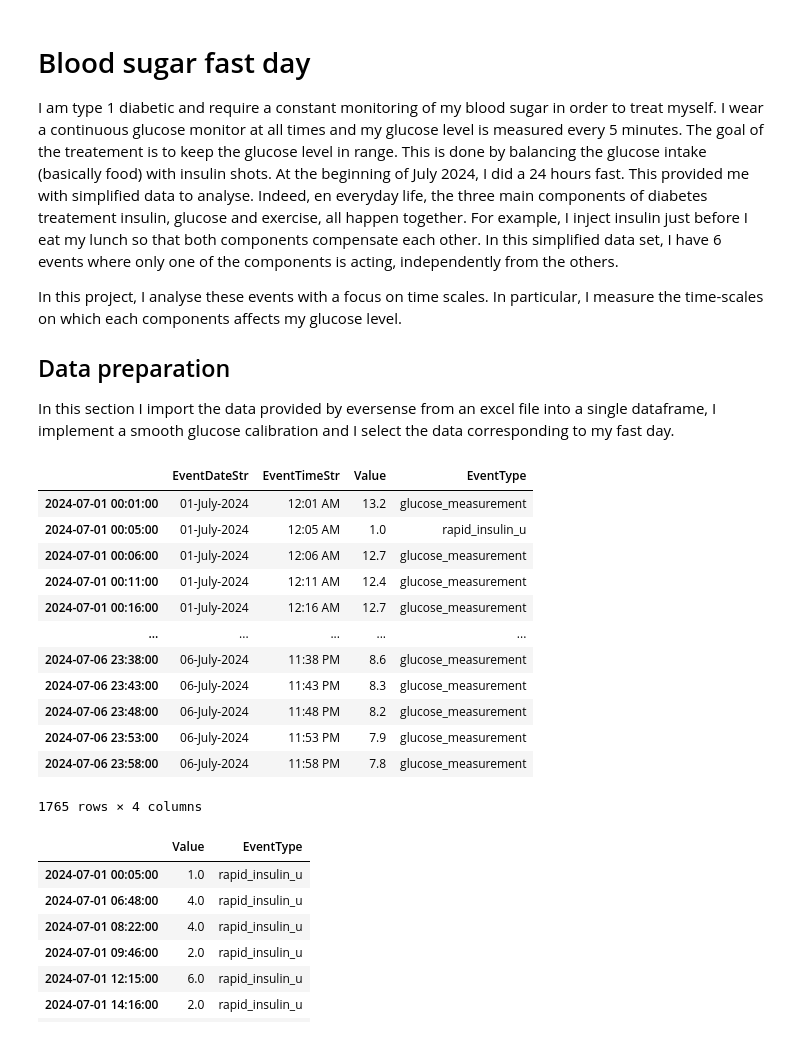
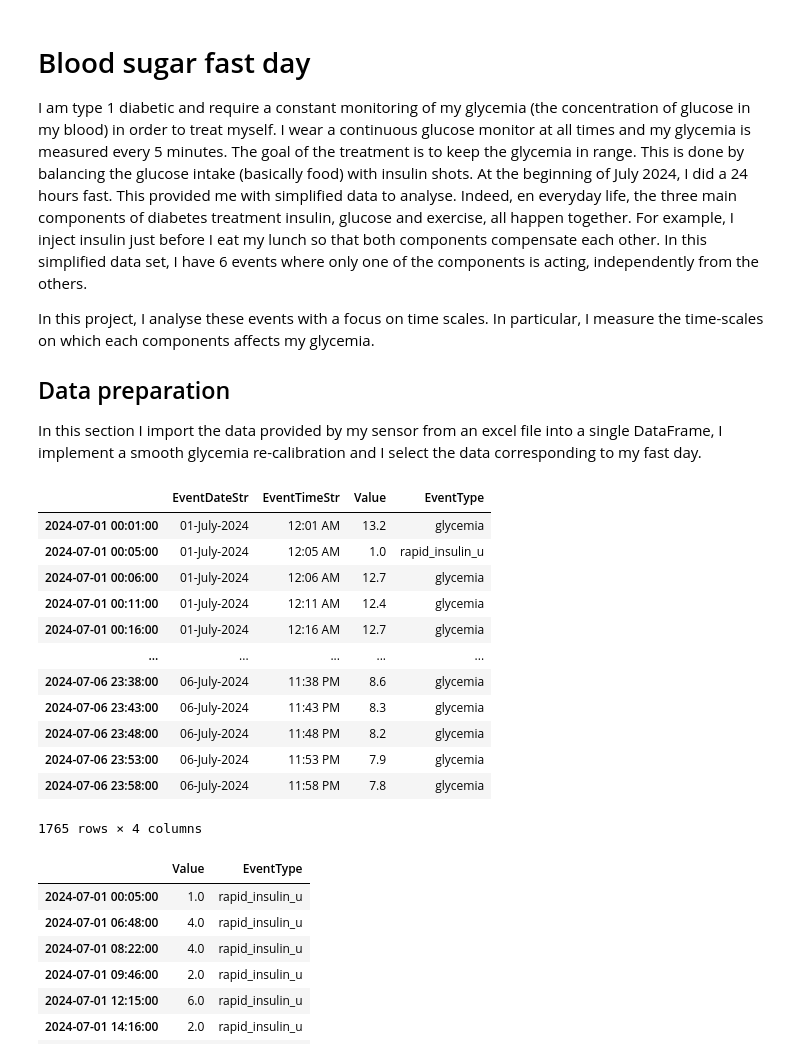
Before and after one commit to sethyvenatem/blood_sugar_fast_day, a Jupyter notebook: fast_day.ipynb, the cells around one changed output. Cells and saved outputs as stored; diff of their text form; code cells hidden in the pictures.

```diff
--- a/fast_day.ipynb
+++ b/fast_day.ipynb
@@ -1,13 +1,13 @@
 # %% [markdown]
 # Blood sugar fast day
 
-I am type 1 diabetic and require a constant monitoring of my blood sugar in order to treat myself. I wear a continuous glucose monitor at all times and my glucose level is measured every 5 minutes. The goal of the treatement is to keep the glucose level in range. This is done by balancing the glucose intake (basically food) with insulin shots. At the beginning of July 2024, I did a 24 hours fast. This provided me with simplified data to analyse. Indeed, en everyday life, the three main components of diabetes treatement insulin, glucose and exercise, all happen together. For example, I inject insulin just before I eat my lunch so that both components compensate each other. In this simplified data set, I have 6 events where only one of the components is acting, independently from the others.
+I am type 1 diabetic and require a constant monitoring of my glycemia (the concentration of glucose in my blood) in order to treat myself. I wear a continuous glucose monitor at all times and my glycemia is measured every 5 minutes. The goal of the treatment is to keep the glycemia in range. This is done by balancing the glucose intake (basically food) with insulin shots. At the beginning of July 2024, I did a 24 hours fast. This provided me with simplified data to analyse. Indeed, en everyday life, the three main components of diabetes treatment insulin, glucose and exercise, all happen together. For example, I inject insulin just before I eat my lunch so that both components compensate each other. In this simplified data set, I have 6 events where only one of the components is acting, independently from the others.
 
-In this project, I analyse these events with a focus on time scales. In particular, I measure the time-scales on which each components affects my glucose level.
+In this project, I analyse these events with a focus on time scales. In particular, I measure the time-scales on which each components affects my glycemia.
 
 ## Data preparation
 
-In this section I import the data provided by eversense from an excel file into a single dataframe, I implement a smooth glucose calibration and I select the data corresponding to my fast day.
+In this section I import the data provided by my sensor from an excel file into a single DataFrame, I implement a smooth glycemia re-calibration and I select the data corresponding to my fast day.
 # %%
 import pandas as pd
 %matplotlib inline
@@ -16,49 +16,49 @@ from datetime import datetime, timedelta, date
 import numpy as np
 
 all_data = pd.read_excel('All Events.xlsx',sheet_name = 'Sensor Glucose').drop(columns = ['SensorID','UnitMeasureVal'])
-# I'm only inteseted in 2 days of data. Cut out most of the data immediately.
+# I'm only interested in 2 days of data. Cut out most of the data immediately.
 date_window = [datetime(2024,7,1),datetime(2024,7,6)]
 all_data = all_data[(pd.to_datetime(all_data['EventDateStr'])>=date_window[0]) & (pd.to_datetime(all_data['EventDateStr'])<=date_window[-1])].copy()
-all_data['EventType'] = 'glucose_measurement'
+all_data['EventType'] = 'glycemia'
 
-#include the insuling injection, eating and sport events
+#include the insulin injection, eating and sport events
 temp = pd.read_excel('All Events.xlsx',sheet_name = 'Patient Events')
 temp = temp[(pd.to_datetime(temp['EventDateStr'])>=date_window[0]) & (pd.to_datetime(temp['EventDateStr'])<=date_window[-1])].copy()
 temp.loc[temp['EventType'] == 'Insulin','UnitValue'] = temp.loc[temp['EventType'] == 'Insulin','UnitValue'].apply(lambda x: x[:-6])
 temp.loc[temp['EventType'] == 'Meal','UnitValue'] = temp.loc[temp['EventType'] == 'Meal','UnitValue'].apply(lambda x: x[7:-6])
 temp.loc[temp['EventType'] == 'Exercise','UnitValue'] = temp.loc[temp['EventType'] == 'Exercise','UnitValue'].apply(lambda x: x[10:-4])
 temp.loc[temp['EventSubType'] == 'Type: Rapid Acting','EventType'] = 'rapid_insulin_u'
 temp.loc[temp['EventSubType'] == 'Type: Long Acting','EventType'] = 'long_insulin_u'
 # I took note of what I ate (sugar, chocolate, sugar, sugar), but had to look is up in my phone.
 temp.loc[temp['EventType'] == 'Meal','EventType'] = ['rapid_glucose_g','slow_glucose_g','rapid_glucose_g','rapid_glucose_g']
 temp.loc[temp['EventSubType'] == 'Intensity: High','EventType'] = 'high_exercise_min'
 temp.loc[temp['EventSubType'] == 'Intensity: Medium','EventType'] = 'medium_exercise_min'
 temp = temp.drop(columns = ['EventSubType']).rename(columns = {'UnitValue':'Value'})
 all_data = pd.concat([all_data,temp])
 
 #include the calibrations
 temp = pd.read_excel('All Events.xlsx',sheet_name = 'Blood Glucose').drop(columns = ['UnitMeasureVal']).drop(columns = ['CalibrationMsg'])
 temp = temp[(pd.to_datetime(temp['EventDateStr'])>=date_window[0]) & (pd.to_datetime(temp['EventDateStr'])<=date_window[-1])].copy()
 temp['EventType'] = 'calibration'
 all_data = pd.concat([all_data,temp])
 
 all_data['Value'] = all_data['Value'].astype(float)
 all_data.index = pd.to_datetime(all_data['EventDateStr'] + ' ' + all_data['EventTimeStr'])
 all_data = all_data.sort_index()
 all_data
 # %% [output]
 |  | EventDateStr | EventTimeStr | Value | EventType |
-| 2024-07-01 00:01:00 | 01-July-2024 | 12:01 AM | 13.2 | glucose_measurement |
+| 2024-07-01 00:01:00 | 01-July-2024 | 12:01 AM | 13.2 | glycemia |
 | 2024-07-01 00:05:00 | 01-July-2024 | 12:05 AM | 1.0 | rapid_insulin_u |
-| 2024-07-01 00:06:00 | 01-July-2024 | 12:06 AM | 12.7 | glucose_measurement |
-| 2024-07-01 00:11:00 | 01-July-2024 | 12:11 AM | 12.4 | glucose_measurement |
-| 2024-07-01 00:16:00 | 01-July-2024 | 12:16 AM | 12.7 | glucose_measurement |
+| 2024-07-01 00:06:00 | 01-July-2024 | 12:06 AM | 12.7 | glycemia |
+| 2024-07-01 00:11:00 | 01-July-2024 | 12:11 AM | 12.4 | glycemia |
+| 2024-07-01 00:16:00 | 01-July-2024 | 12:16 AM | 12.7 | glycemia |
 | ... | ... | ... | ... | ... |
-| 2024-07-06 23:38:00 | 06-July-2024 | 11:38 PM | 8.6 | glucose_measurement |
-| 2024-07-06 23:43:00 | 06-July-2024 | 11:43 PM | 8.3 | glucose_measurement |
-| 2024-07-06 23:48:00 | 06-July-2024 | 11:48 PM | 8.2 | glucose_measurement |
-| 2024-07-06 23:53:00 | 06-July-2024 | 11:53 PM | 7.9 | glucose_measurement |
-| 2024-07-06 23:58:00 | 06-July-2024 | 11:58 PM | 7.8 | glucose_measurement |
+| 2024-07-06 23:38:00 | 06-July-2024 | 11:38 PM | 8.6 | glycemia |
+| 2024-07-06 23:43:00 | 06-July-2024 | 11:43 PM | 8.3 | glycemia |
+| 2024-07-06 23:48:00 | 06-July-2024 | 11:48 PM | 8.2 | glycemia |
+| 2024-07-06 23:53:00 | 06-July-2024 | 11:53 PM | 7.9 | glycemia |
+| 2024-07-06 23:58:00 | 06-July-2024 | 11:58 PM | 7.8 | glycemia |
 1765 rows × 4 columns
 # %%
 for type in all_data['EventType'].unique():
```
Also changed, not shown: parts of 13 cells of this notebook, 1 other file.
